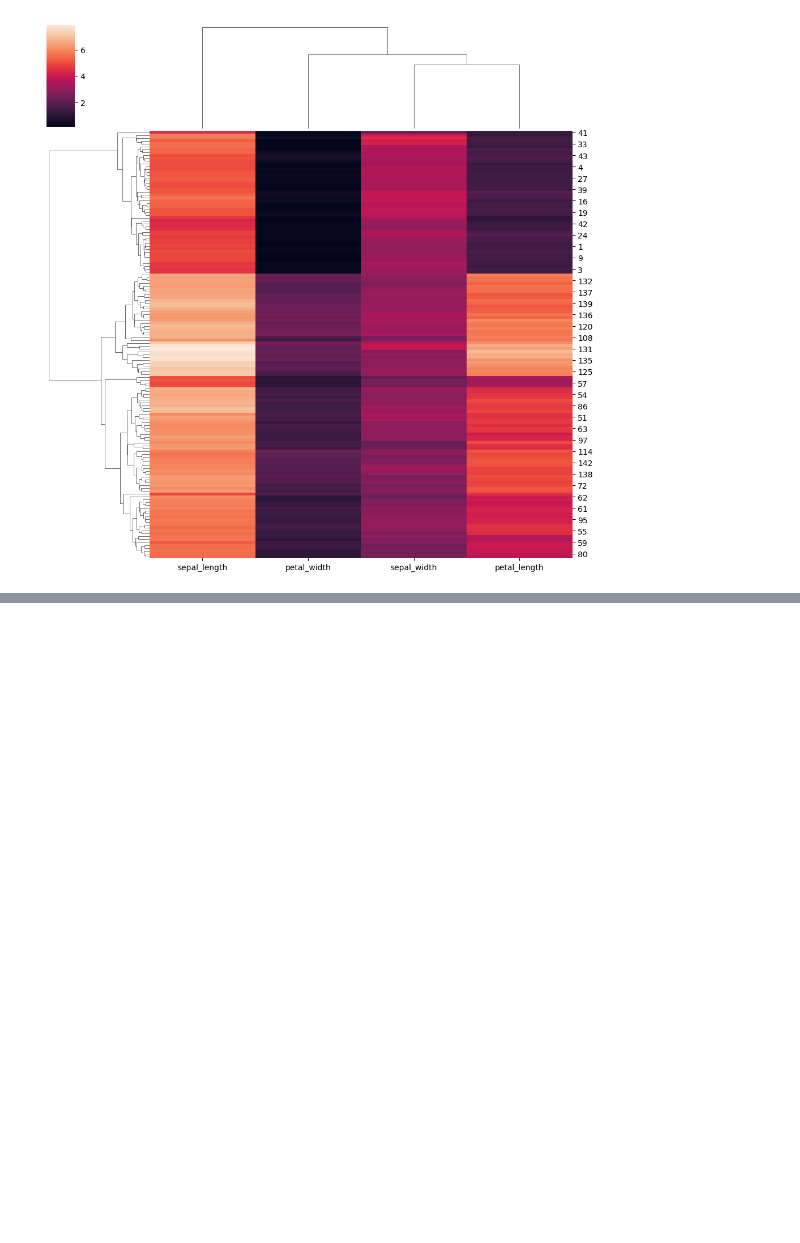
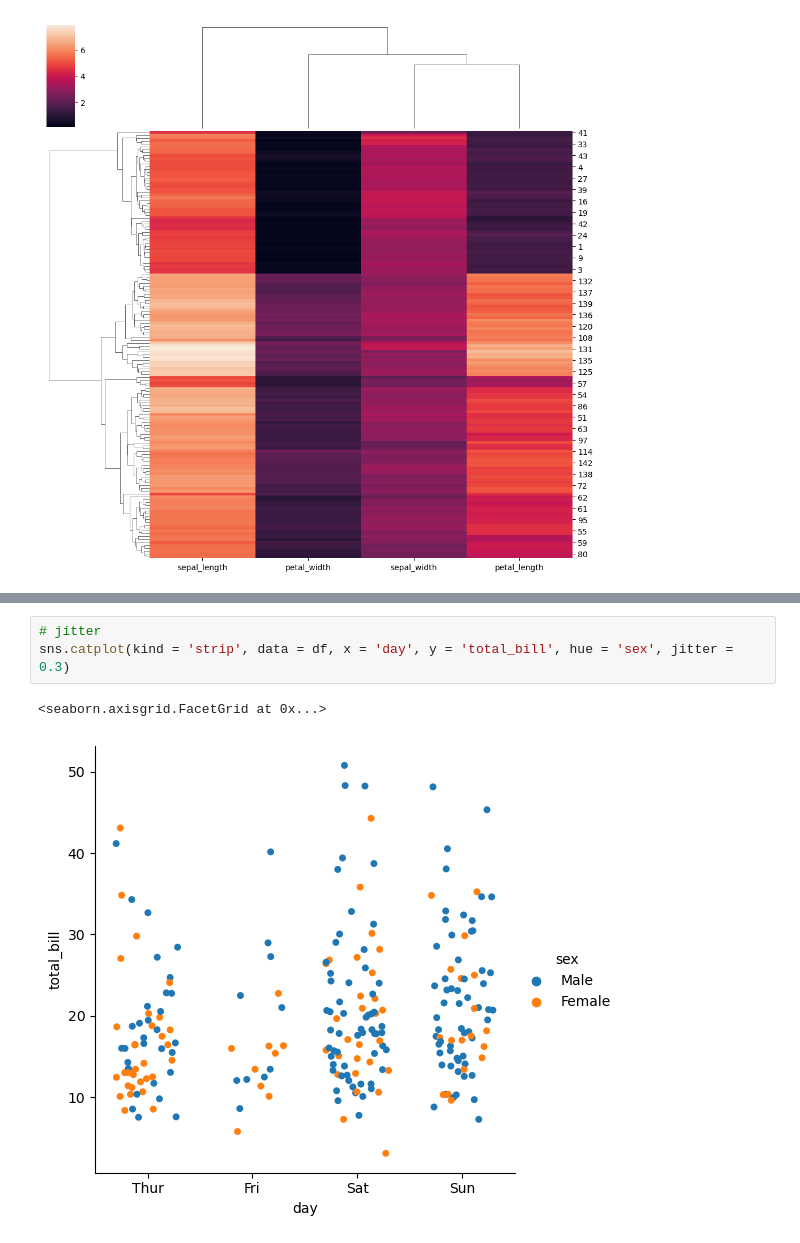
Before and after one commit to sadikurSenpai/Python, a Jupyter notebook: Seaborn_.ipynb, the cells around one changed output, grey strips where cells are left out. Drawn from its saved outputs; the diff is of its cells as text; blank space fills up the shorter version.

```diff
--- a/Seaborn_.ipynb
+++ b/Seaborn_.ipynb
@@ -374,0 +416,6 @@ sns.clustermap(iris.iloc[:,:4])
+# %%
+# jitter
+sns.catplot(kind = 'strip', data = df, x = 'day', y = 'total_bill', hue = 'sex', jitter = 0.3)
+# %% [output]
+<seaborn.axisgrid.FacetGrid at 0x...>
+[figure, added]
```
Also changed, not shown: parts of 19 cells of this notebook.
